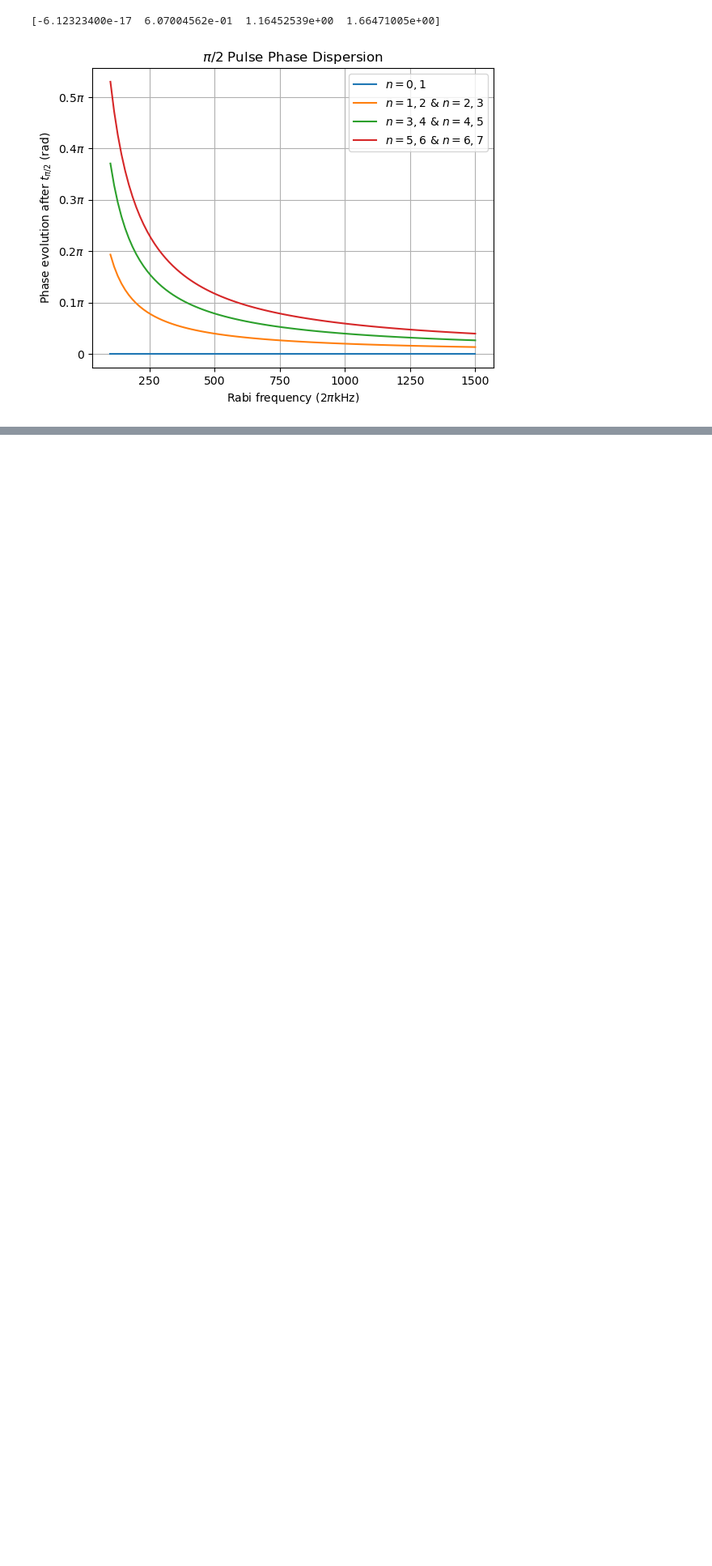
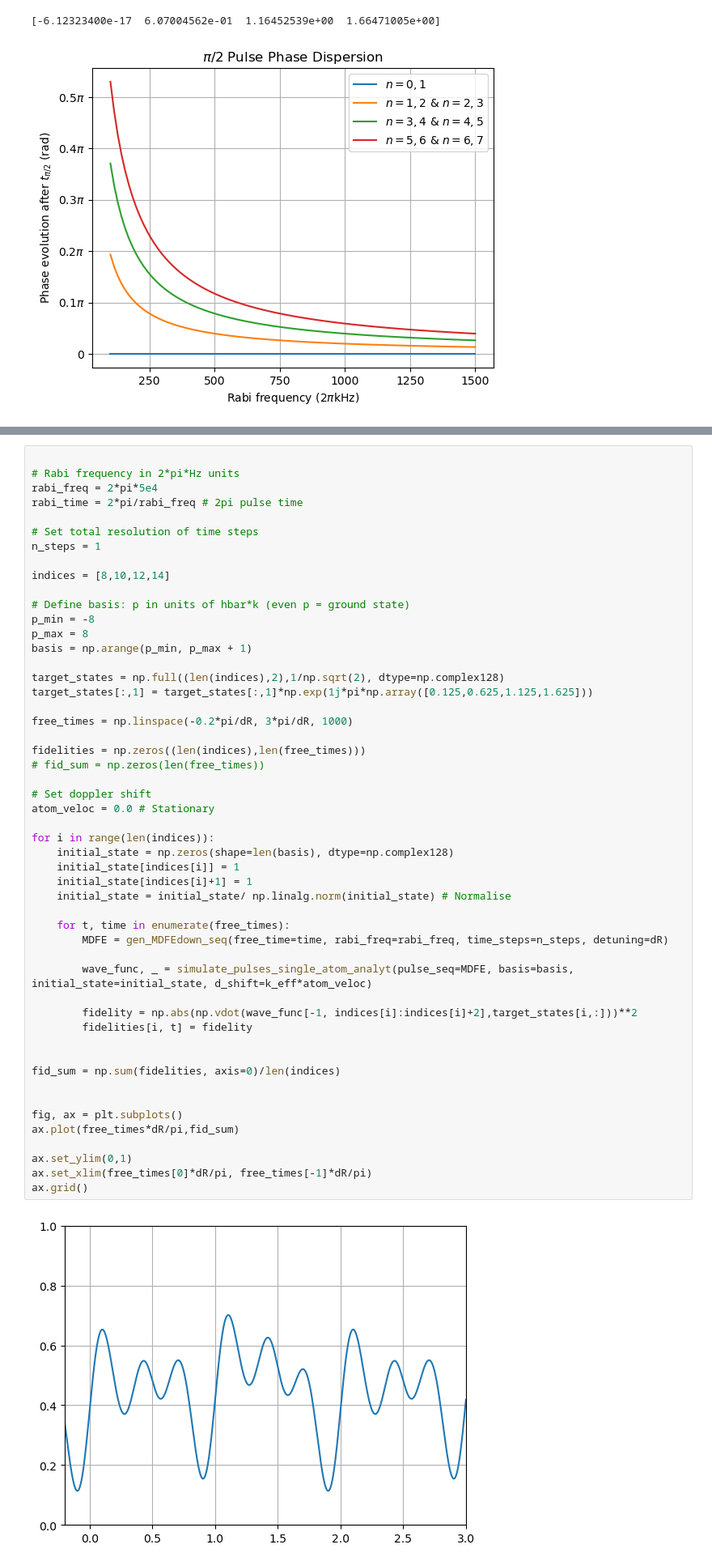
Before and after one commit to tr2g20/simulations, a Jupyter notebook: pulse_phase_evol.ipynb, the cells around one changed output, grey strips where cells are left out. Shown at 81% size. Drawn from its saved outputs; the diff is of its cells as text; blank space fills up the shorter version.

```diff
--- a/pulse_phase_evol.ipynb
+++ b/pulse_phase_evol.ipynb
@@ -422,0 +427,53 @@ print(phases[:,0])
+# %%
+
+# Rabi frequency in 2*pi*Hz units
+rabi_freq = 2*pi*5e4
+rabi_time = 2*pi/rabi_freq # 2pi pulse time
+
+# Set total resolution of time steps
+n_steps = 1
+
+indices = [8,10,12,14]
+
+# Define basis: p in units of hbar*k (even p = ground state)
+p_min = -8
+p_max = 8
+basis = np.arange(p_min, p_max + 1)
+
+target_states = np.full((len(indices),2),1/np.sqrt(2), dtype=np.complex128)
+target_states[:,1] = target_states[:,1]*np.exp(1j*pi*np.array([0.125,0.625,1.125,1.625]))
+
+free_times = np.linspace(-0.2*pi/dR, 3*pi/dR, 1000)
+
+fidelities = np.zeros((len(indices),len(free_times)))
+# fid_sum = np.zeros(len(free_times))
+
+# Set doppler shift
+atom_veloc = 0.0 # Stationary
+
+for i in range(len(indices)):
+    initial_state = np.zeros(shape=len(basis), dtype=np.complex128)
+    initial_state[indices[i]] = 1
+    initial_state[indices[i]+1] = 1
+    initial_state = initial_state/ np.linalg.norm(initial_state) # Normalise
+
+    for t, time in enumerate(free_times):
+        MDFE = gen_MDFEdown_seq(free_time=time, rabi_freq=rabi_freq, time_steps=n_steps, detuning=dR)
+
+        wave_func, _ = simulate_pulses_single_atom_analyt(pulse_seq=MDFE, basis=basis, initial_state=initial_state, d_shift=k_eff*atom_veloc)
+
+        fidelity = np.abs(np.vdot(wave_func[-1, indices[i]:indices[i]+2],target_states[i,:]))**2
+        fidelities[i, t] = fidelity
+
+
+fid_sum = np.sum(fidelities, axis=0)/len(indices)
+
+
+fig, ax = plt.subplots()
+ax.plot(free_times*dR/pi,fid_sum)
+
+ax.set_ylim(0,1)
+ax.set_xlim(free_times[0]*dR/pi, free_times[-1]*dR/pi)
+ax.grid()
+# %% [output]
+[figure, added]
```
Also changed, not shown: parts of 2 cells of this notebook.
